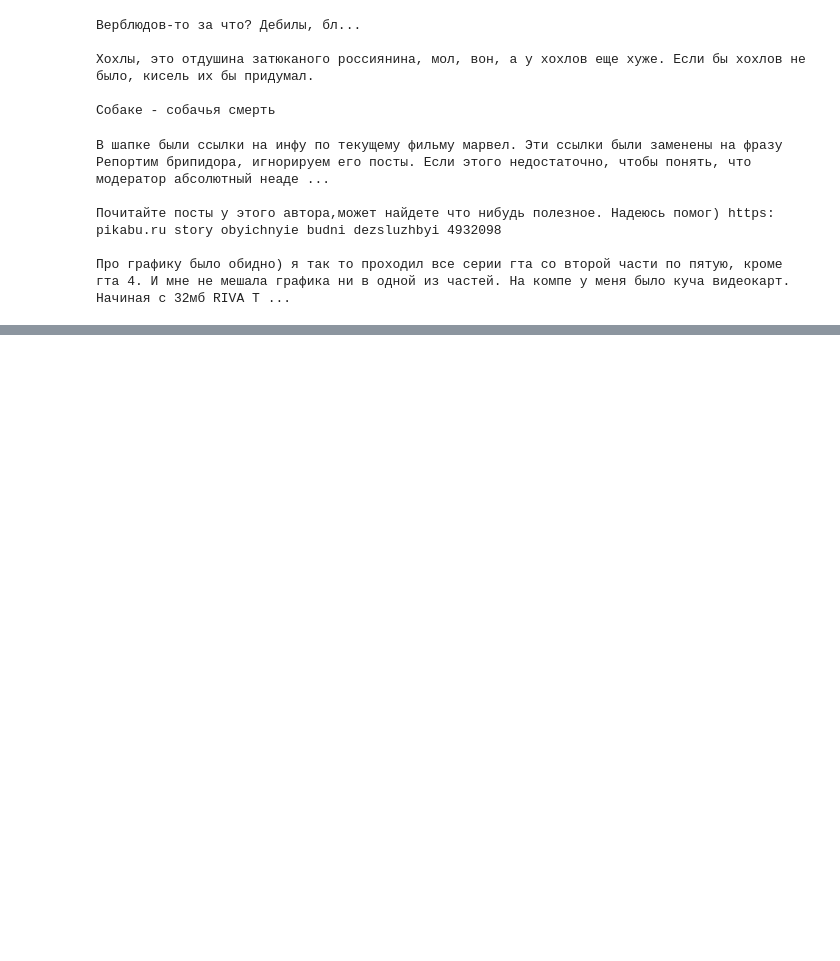
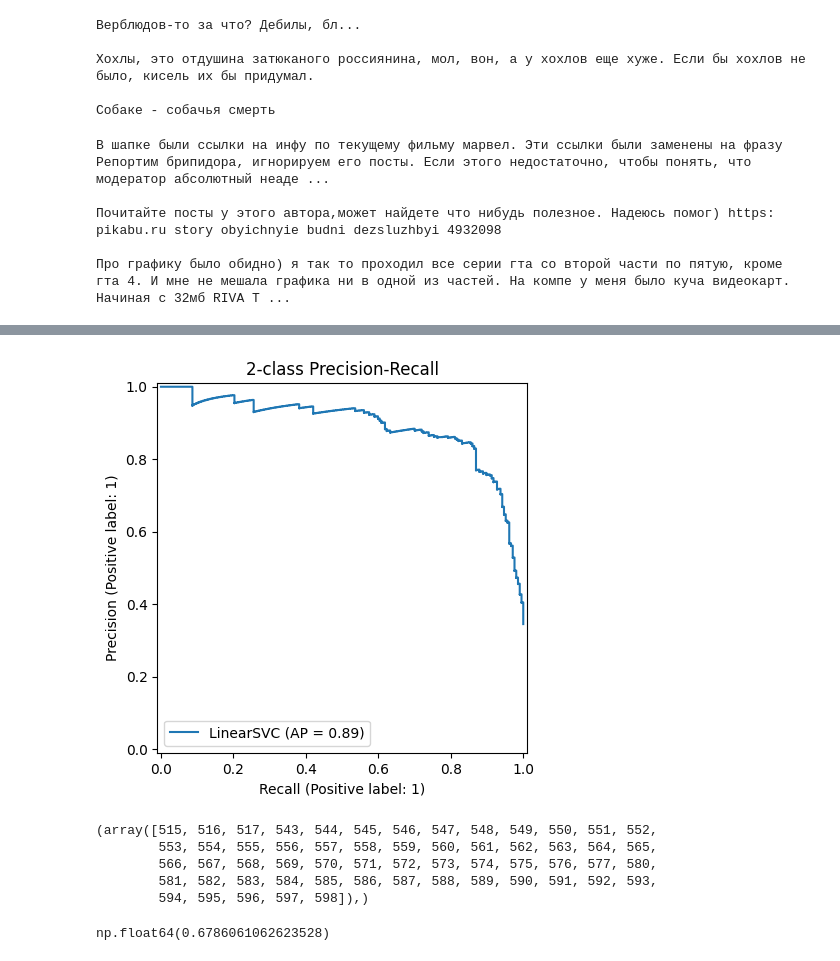
Before and after one commit to danil0vah/ToxicCommsClassifier, a Jupyter notebook: toxic_comments_classifier.ipynb, the cells around one changed output, grey strips where cells are left out. Cells and saved outputs as stored; diff of their text form; code cells hidden in the pictures; blank space fills up the shorter version.

Commit message:
Trained Precision 0.873 Recall 0.734

```diff
--- a/toxic_comments_classifier.ipynb
+++ b/toxic_comments_classifier.ipynb
@@ -69,0 +96,8 @@ df.head(1)
+# %%
+sentence_example = df.iloc[1]['comment']
+tokens = word_tokenize(sentence_example, language='russian')
+tokens_without_punctuation = [i for i in tokens if i not in string.punctuation]
+russian_stop_words = stopwords.words('russian')
+tokens_without_punctuation_and_stopwords = [i for i in tokens_without_punctuation if i not in russian_stop_words]
+snowball = SnowballStemmer(language='russian')
+stemmed_tokens = [snowball.stem(i) for i in tokens_without_punctuation_and_stopwords]
@@ -69,0 +108,11 @@ df.head(1)
+# %%
+snowball = SnowballStemmer(language='russian')
+russian_stop_words = stopwords.words('russian')
+
+def sentence_tokenize(sentense: str, remove_stopwords: bool = True) -> list:
+    tokens = word_tokenize(sentense, language='russian')
+    tokens = [i for i in tokens if i not in string.punctuation]
+    if remove_stopwords:
+        tokens = [i for i in tokens if i not in russian_stop_words]
+    tokens = [snowball.stem(i) for i in tokens]
+    return tokens
@@ -69,0 +154,9 @@ df.head(1)
+# %%
+model_pipeline = Pipeline(
+    [
+        ('vectorizer', TfidfVectorizer(tokenizer= lambda x : sentence_tokenize(x))),
+        ('model', LogisticRegression(random_state=0))
+    ]
+)
+# %%
+model_pipeline.fit(train_df['comment'], train_df['toxic'])
@@ -69,0 +205,7 @@ df.head(1)
+# %%
+display = PrecisionRecallDisplay.from_estimator(
+    model_pipeline, test_df['comment'], test_df['toxic'], name='LinearSVC'
+)
+_ = display.ax_.set_title('2-class Precision-Recall')
+# %% [output]
+[figure, added]
@@ -69,0 +214,12 @@ df.head(1)
+# %%
+np.where(prec > 0.95)
+# %% [output]
+(array([515, 516, 517, 543, 544, 545, 546, 547, 548, 549, 550, 551, 552,
+        553, 554, 555, 556, 557, 558, 559, 560, 561, 562, 563, 564, 565,
+        566, 567, 568, 569, 570, 571, 572, 573, 574, 575, 576, 577, 580,
+        581, 582, 583, 584, 585, 586, 587, 588, 589, 590, 591, 592, 593,
+        594, 595, 596, 597, 598]),)
+# %%
+tresholds[515]
+# %% [output]
+np.float64(0.6786061062623528)
```
Also changed, not shown: parts of 35 cells of this notebook.
